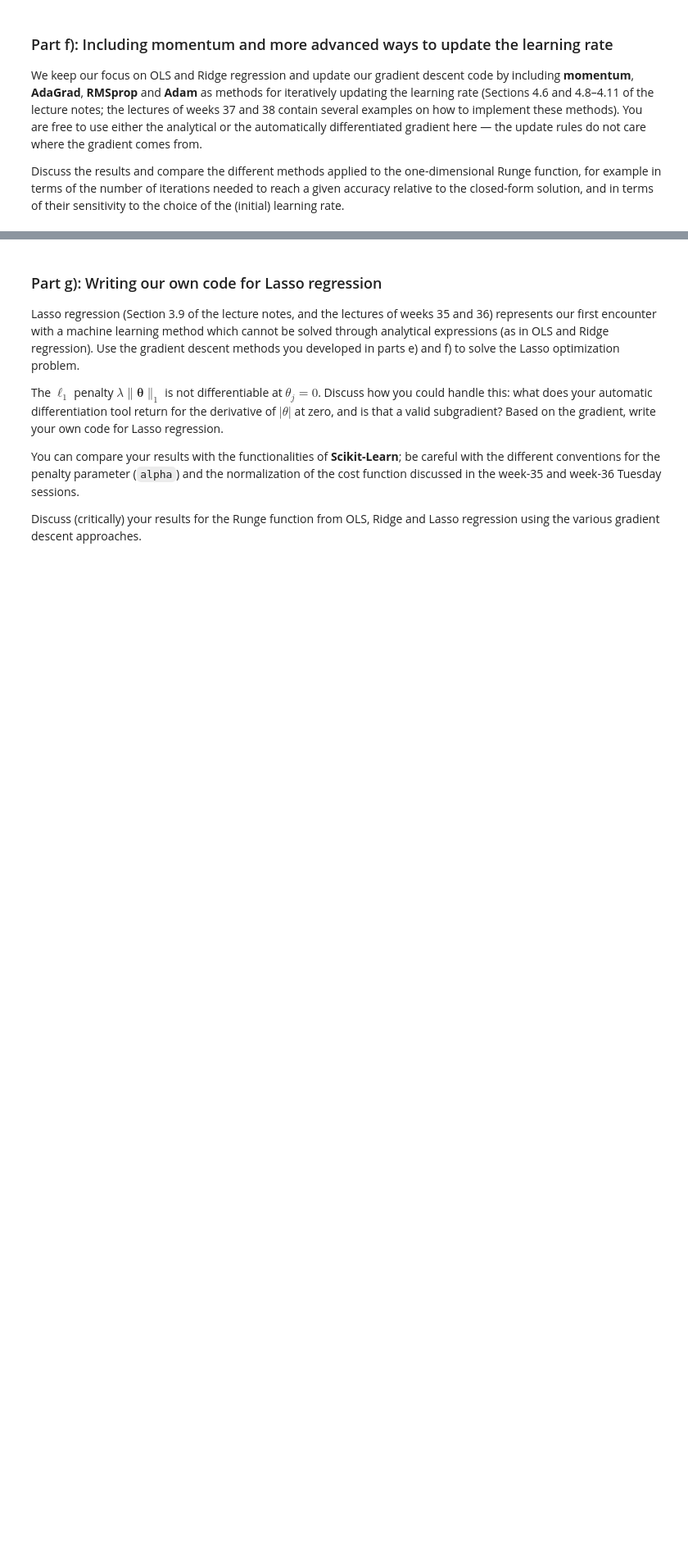
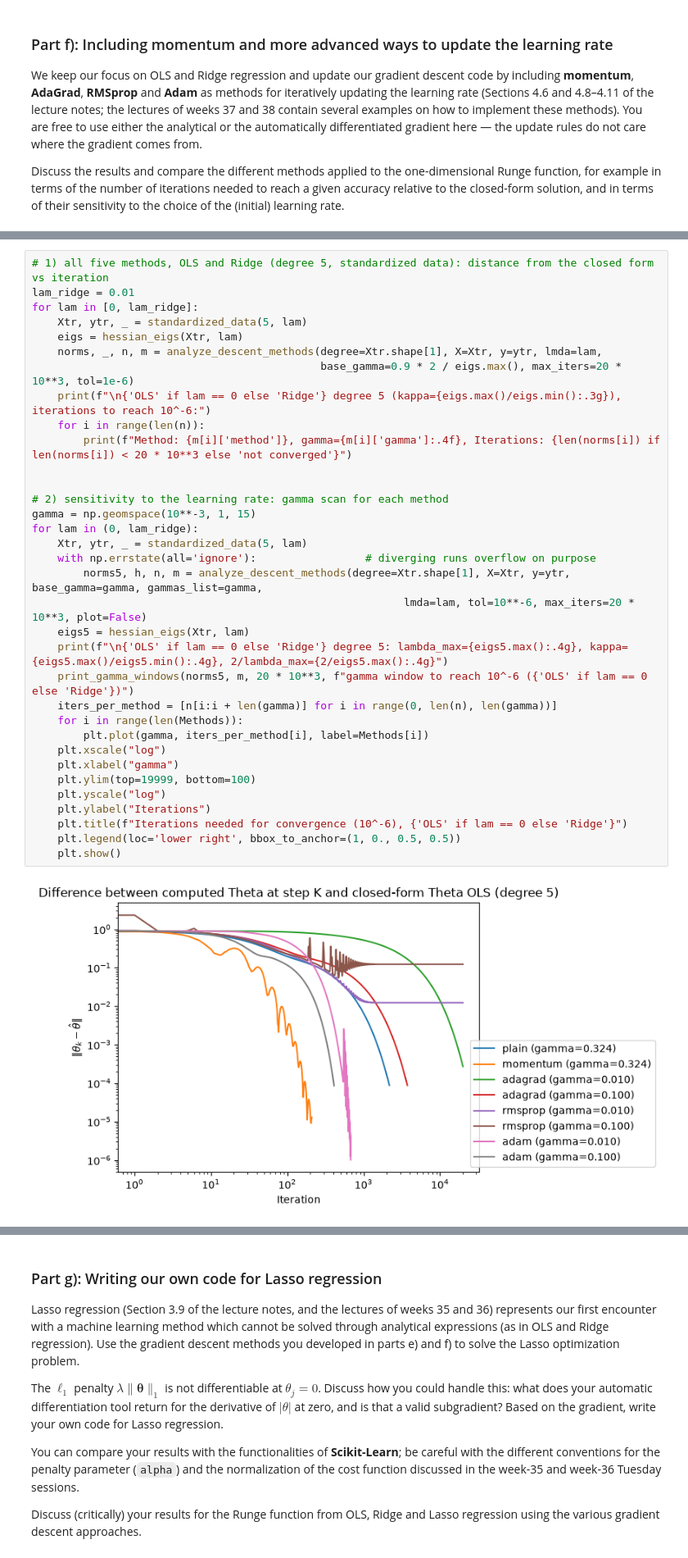
Before and after one commit to GiacomoSaporetti/FYS-STK4155-Project1, a Jupyter notebook: Project1.ipynb, the cells around one changed output, grey strips where cells are left out. Shown at 82% size. Saved outputs shown, nothing was run; the diff lists cells and outputs as text; blank space fills up the shorter version.

```diff
--- a/Project1.ipynb
+++ b/Project1.ipynb
@@ -591,0 +836,36 @@ terms of their sensitivity to the choice of the (initial) learning rate.
+# %%
+# 1) all five methods, OLS and Ridge (degree 5, standardized data): distance from the closed form vs iteration
+lam_ridge = 0.01
+for lam in [0, lam_ridge]:
+    Xtr, ytr, _ = standardized_data(5, lam)
+    eigs = hessian_eigs(Xtr, lam)
+    norms, _, n, m = analyze_descent_methods(degree=Xtr.shape[1], X=Xtr, y=ytr, lmda=lam,
+                                             base_gamma=0.9 * 2 / eigs.max(), max_iters=20 * 10**3, tol=1e-6)
+    print(f"\n{'OLS' if lam == 0 else 'Ridge'} degree 5 (kappa={eigs.max()/eigs.min():.3g}), iterations to reach 10^-6:")
+    for i in range(len(n)):
+        print(f"Method: {m[i]['method']}, gamma={m[i]['gamma']:.4f}, Iterations: {len(norms[i]) if len(norms[i]) < 20 * 10**3 else 'not converged'}")
+
+
+# 2) sensitivity to the learning rate: gamma scan for each method
+gamma = np.geomspace(10**-3, 1, 15)
+for lam in (0, lam_ridge):
+    Xtr, ytr, _ = standardized_data(5, lam)
+    with np.errstate(all='ignore'):                 # diverging runs overflow on purpose
+        norms5, h, n, m = analyze_descent_methods(degree=Xtr.shape[1], X=Xtr, y=ytr, base_gamma=gamma, gammas_list=gamma,
+                                                          lmda=lam, tol=10**-6, max_iters=20 * 10**3, plot=False)
+    eigs5 = hessian_eigs(Xtr, lam)
+    print(f"\n{'OLS' if lam == 0 else 'Ridge'} degree 5: lambda_max={eigs5.max():.4g}, kappa={eigs5.max()/eigs5.min():.4g}, 2/lambda_max={2/eigs5.max():.4g}")
+    print_gamma_windows(norms5, m, 20 * 10**3, f"gamma window to reach 10^-6 ({'OLS' if lam == 0 else 'Ridge'})")
+    iters_per_method = [n[i:i + len(gamma)] for i in range(0, len(n), len(gamma))]
+    for i in range(len(Methods)):
+        plt.plot(gamma, iters_per_method[i], label=Methods[i])
+    plt.xscale("log")
+    plt.xlabel("gamma")
+    plt.ylim(top=19999, bottom=100)
+    plt.yscale("log")
+    plt.ylabel("Iterations")
+    plt.title(f"Iterations needed for convergence (10^-6), {'OLS' if lam == 0 else 'Ridge'}")
+    plt.legend(loc='lower right', bbox_to_anchor=(1, 0., 0.5, 0.5))
+    plt.show()
+# %% [output]
+[figure, added]
```
Also changed, not shown: parts of 8 cells of this notebook.
